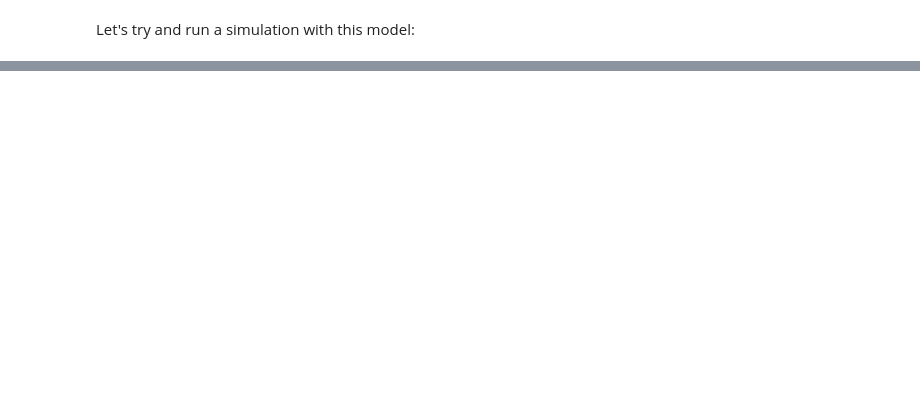
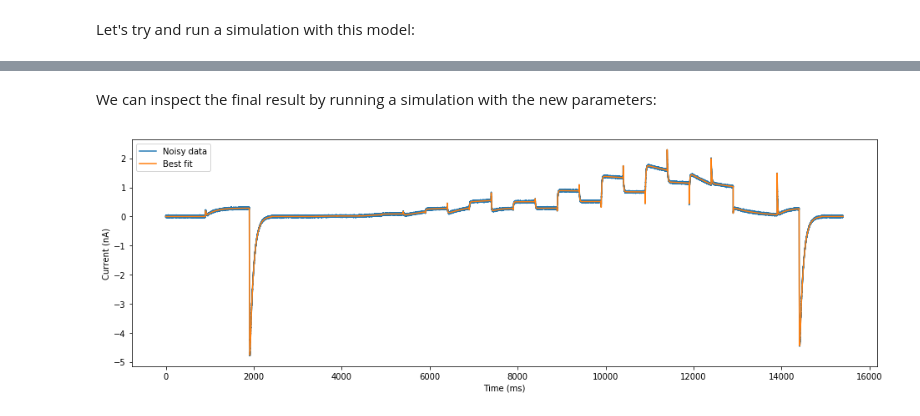
Before and after one commit to CardiacModelling/fitting-notebooks, a Jupyter notebook: ion-currents-2/basic-fitting.ipynb, the cells around one changed output, grey strips where cells are left out. Saved outputs shown, nothing was run; the diff lists cells and outputs as text; code cells hidden in the pictures; blank space fills up the shorter version.

```diff
--- a/ion-currents-2/basic-fitting.ipynb
+++ b/ion-currents-2/basic-fitting.ipynb
@@ -85,0 +312,9 @@ This can get a bit confusing, some of the main uses in this tutorial are shown a
+# %%
+# Create an optimisation controller
+opt = pints.OptimisationController(error, x0, method=pints.CMAES)
+
+# Enable parallelisation (multi-processing)
+opt.set_parallel(True)
+
+# Run the optimisation
+xbest, fbest = opt.run()
@@ -85,0 +339,13 @@ This can get a bit confusing, some of the main uses in this tutorial are shown a
+# %% [markdown]
+We can inspect the final result by running a simulation with the new parameters:
+# %%
+# Show the final result
+plt.figure(figsize=(16, 5))
+plt.xlabel('Time (ms)')
+plt.ylabel('Current (nA)')
+plt.plot(times, values, label='Noisy data')
+plt.plot(times, problem.evaluate(xbest), label='Best fit')
+plt.legend(loc='upper left')
+plt.show()
+# %% [output]
+[figure, added]
```
Also changed, not shown: parts of 54 cells of this notebook, 1 other file.
